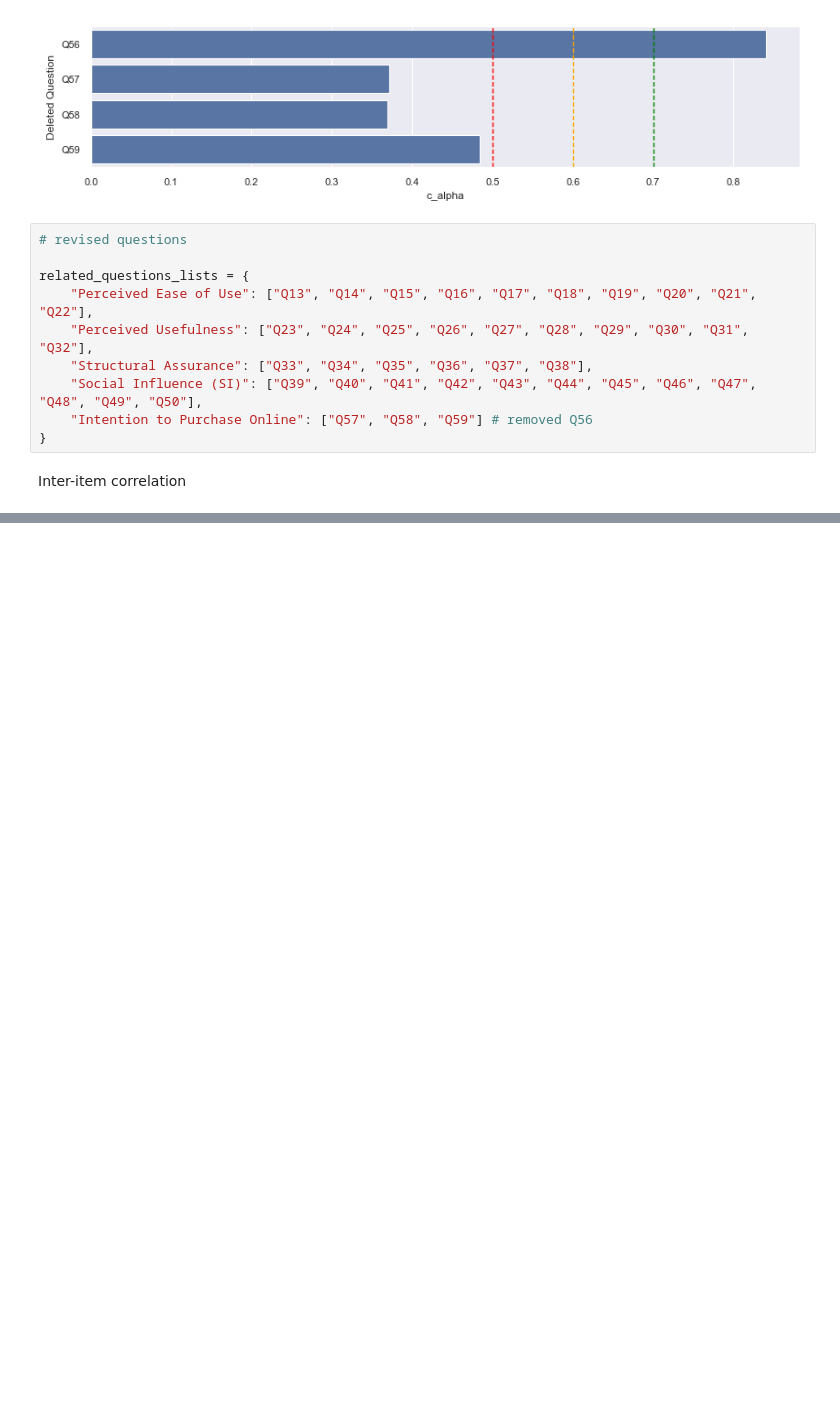
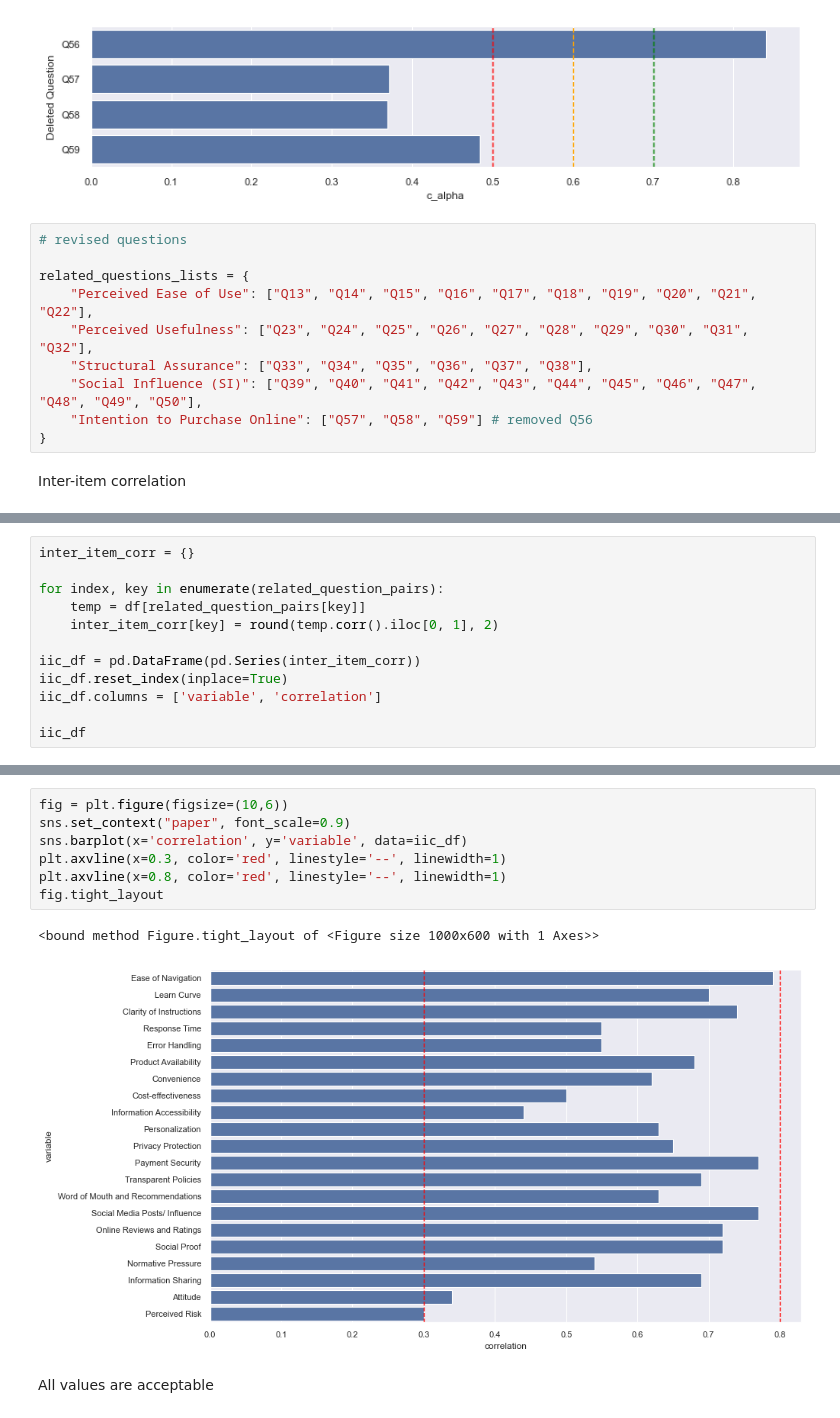
Before and after one commit to Sachintha-Lakruwan/DS-Class-Project, a Jupyter notebook: 2.Insights.ipynb, the cells around one changed output, grey strips where cells are left out. Cells and saved outputs as stored; diff of their text form; blank space fills up the shorter version.

Commit message:
Calculate and review Inter-item correlation

```diff
--- a/2.Insights.ipynb
+++ b/2.Insights.ipynb
@@ -134,0 +127,12 @@ Inter-item correlation
+# %%
+inter_item_corr = {}
+
+for index, key in enumerate(related_question_pairs):
+    temp = df[related_question_pairs[key]]
+    inter_item_corr[key] = round(temp.corr().iloc[0, 1], 2)
+
+iic_df = pd.DataFrame(pd.Series(inter_item_corr))
+iic_df.reset_index(inplace=True)
+iic_df.columns = ['variable', 'correlation']
+
+iic_df
@@ -134,0 +167,12 @@ Inter-item correlation
+# %%
+fig = plt.figure(figsize=(10,6))
+sns.set_context("paper", font_scale=0.9)
+sns.barplot(x='correlation', y='variable', data=iic_df)
+plt.axvline(x=0.3, color='red', linestyle='--', linewidth=1)
+plt.axvline(x=0.8, color='red', linestyle='--', linewidth=1)
+fig.tight_layout
+# %% [output]
+<bound method Figure.tight_layout of <Figure size 1000x600 with 1 Axes>>
+[figure, added]
+# %% [markdown]
+All values are acceptable
```
Also changed, not shown: parts of 3 cells of this notebook.
